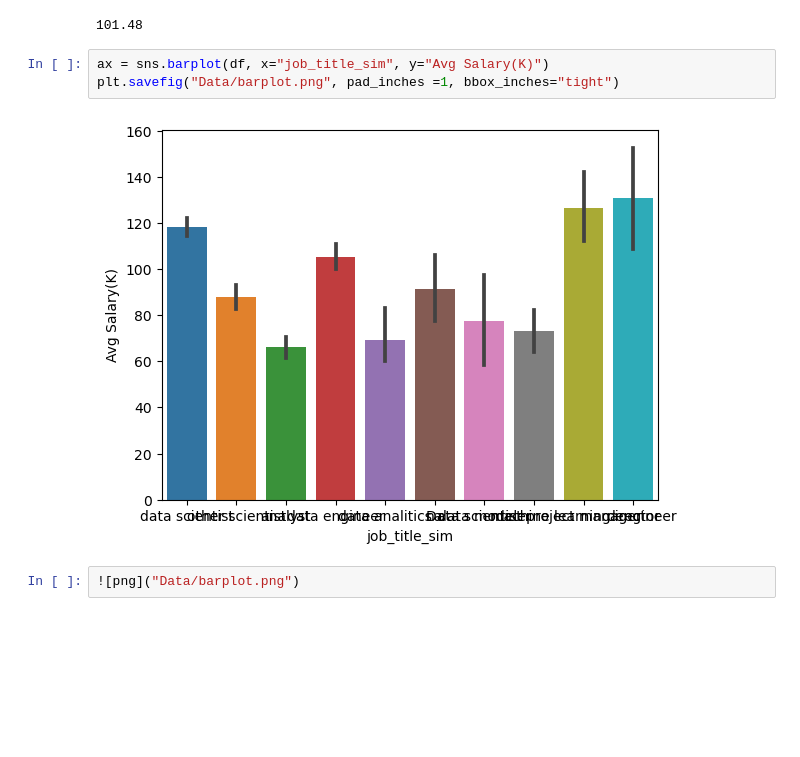
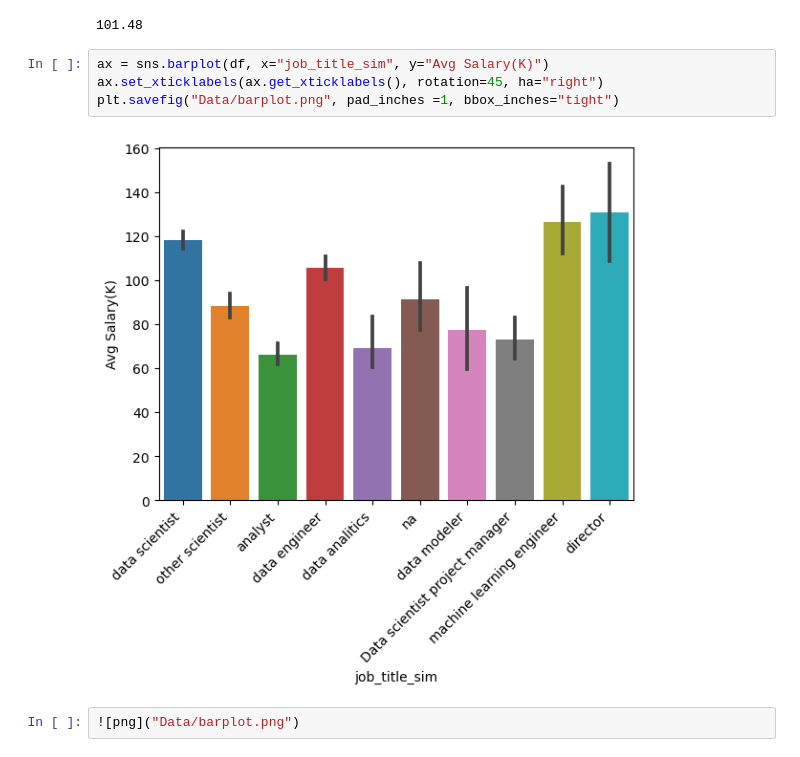
Before and after one commit to eckoecho/0424-Wk13-Local-Workflow-Practice, a Jupyter notebook: 0424 Local Workflow CodeAlong.ipynb, the cells around one changed output. Cells and saved outputs as stored; diff of their text form; blank space fills up the shorter version.

```diff
--- a/0424 Local Workflow CodeAlong.ipynb
+++ b/0424 Local Workflow CodeAlong.ipynb
@@ -39,9 +39,10 @@ df["Avg Salary(K)"].mean().round(2)
 101.48
 # %%
 ax = sns.barplot(df, x="job_title_sim", y="Avg Salary(K)")
+ax.set_xticklabels(ax.get_xticklabels(), rotation=45, ha="right")
 plt.savefig("Data/barplot.png", pad_inches =1, bbox_inches="tight")
 # %% [output]
-[figure, old version]
+[figure, new version]
 # %%
 ![png]("Data/barplot.png")
 # %% [output]
```
Also changed, not shown: 1 other file.
